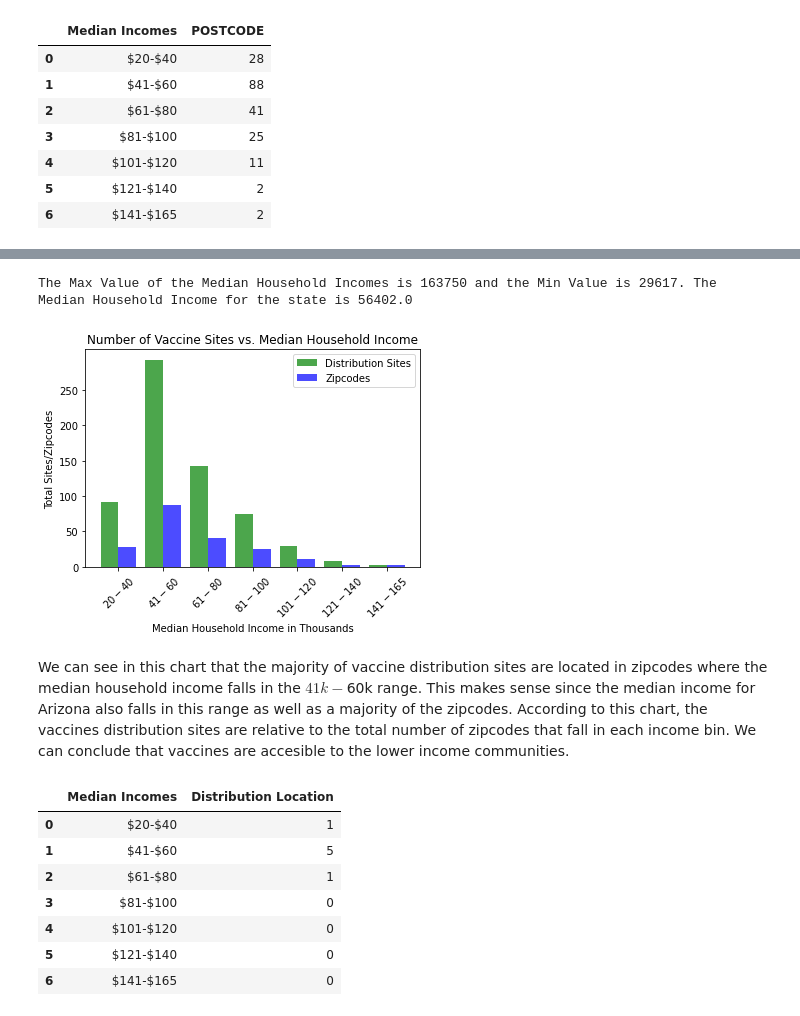
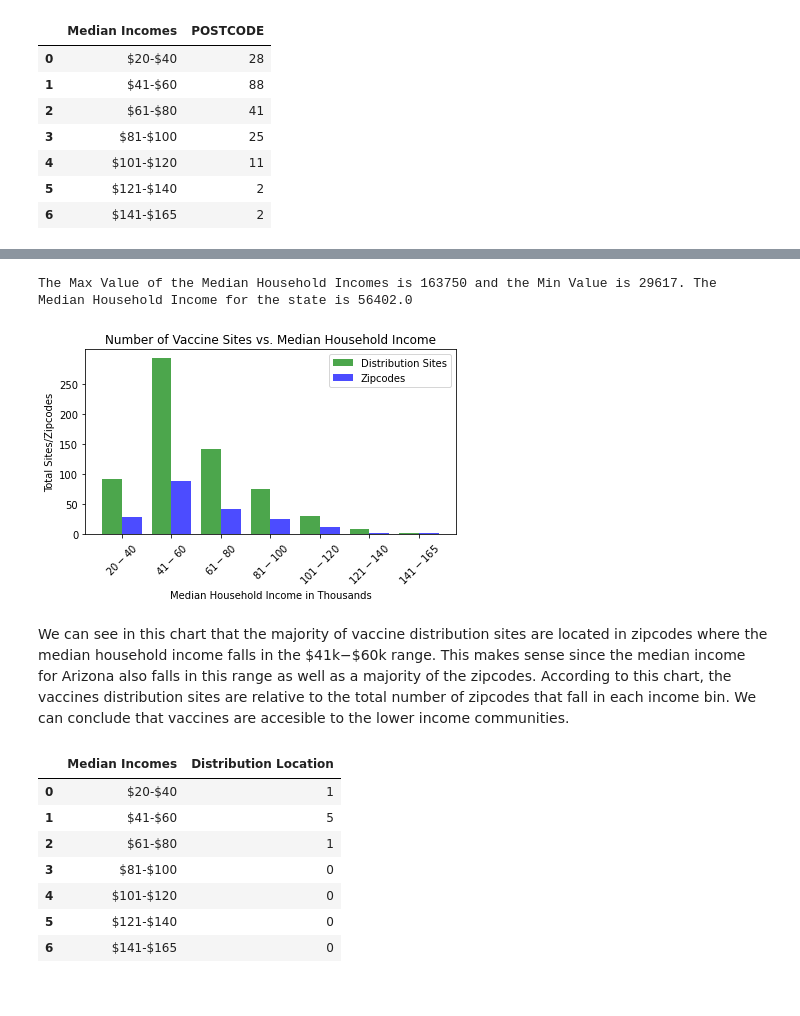
Before and after one commit to ashparra97/project1-collab, a Jupyter notebook: Vaccine_Data_Norman.ipynb, the cells around one changed output, grey strips where cells are left out. Saved outputs shown, nothing was run; the diff lists cells and outputs as text; code cells hidden in the pictures.

```diff
--- a/Vaccine_Data_Norman.ipynb
+++ b/Vaccine_Data_Norman.ipynb
@@ -99,29 +72,31 @@ plt.show()
 # %%
 # Bar chart of distribution site count in zipcodes with median household incomes that fall in each bin
 max_salary = distribution_vs_salary_df['Median Household Income'].max()
 min_salary = distribution_vs_salary_df['Median Household Income'].min()
 median_salary = distribution_vs_salary_df['Median Household Income'].median()
 print(f'The Max Value of the Median Household Incomes is {max_salary} and the Min Value is {min_salary}. The Median Household Income for the state is {median_salary}')
 
 x = median_income_df.iloc[:,0]
 y = median_income_df.iloc[:,1]
 z = median_income_zipcodes_df.iloc[:,1]
 x_ticks = np.arange(len(x))
 
 plt.bar(x_ticks - 0.2, y, 0.4, label ='Distribution Sites',color='g', alpha=.7)
 plt.bar(x_ticks + 0.2, z, 0.4, label ='Zipcodes',color='b', alpha=.7)
 plt.xlabel('Median Household Income in Thousands')
 plt.xticks(x_ticks, x, rotation = 45)
 plt.ylabel('Total Sites/Zipcodes')
 plt.yticks(np.arange(0, 300, 50))
 plt.title('Number of Vaccine Sites vs. Median Household Income')
 plt.legend()
+plt.tight_layout()
+plt.savefig('Images/vaccine_sites_vs_income.png', facecolor = 'w')
 plt.show()
 # %% [output]
 The Max Value of the Median Household Incomes is 163750 and the Min Value is 29617. The Median Household Income for the state is 56402.0
-[figure, old version]
+[figure, new version]
 # %% [markdown]
-We can see in this chart that the majority of vaccine distribution sites are located in zipcodes where the median household income falls in the $41k−$60k range. This makes sense since the median income for Arizona also falls in this range as well as a majority of the zipcodes. According to this chart, the vaccines distribution sites are relative to the total number of zipcodes that fall in each income bin.  We can conclude that vaccines are accesible to the lower income communities.
+We can see in this chart that the majority of vaccine distribution sites are located in zipcodes where the median household income falls in the \$41k−\$60k range. This makes sense since the median income for Arizona also falls in this range as well as a majority of the zipcodes. According to this chart, the vaccines distribution sites are relative to the total number of zipcodes that fall in each income bin.  We can conclude that vaccines are accesible to the lower income communities.
 # %%
 # Create Dataframe that just looks at zipcodes of PODs
 
```
Also changed, not shown: parts of 4 cells of this notebook.
